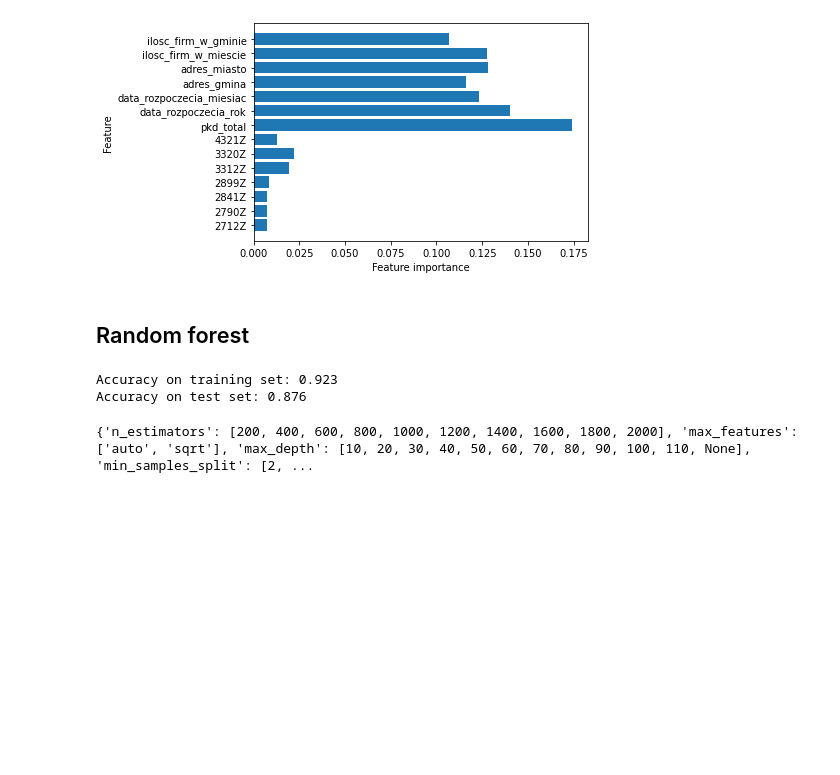
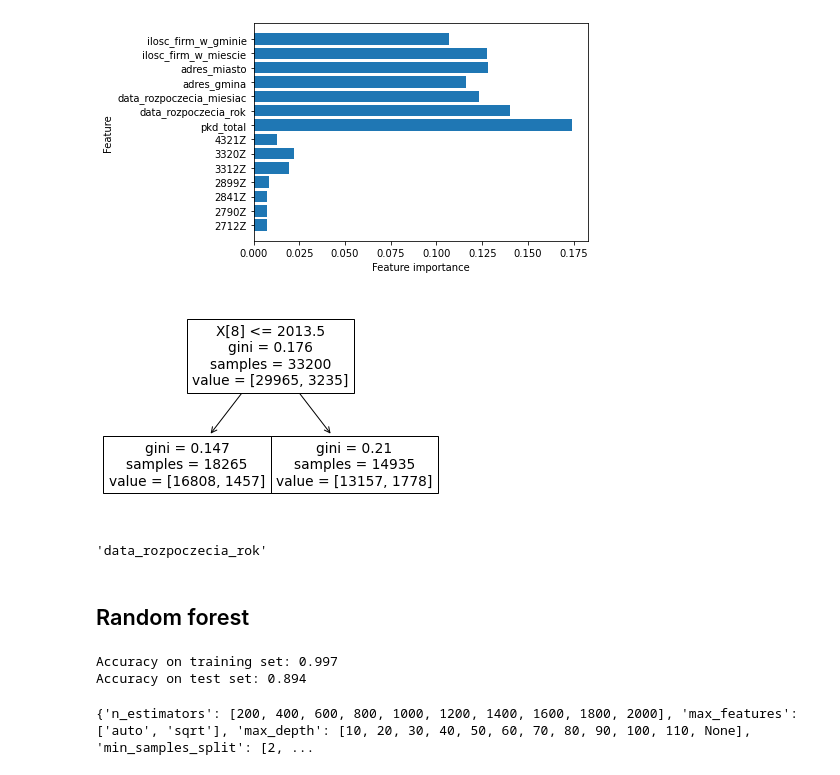
Before and after one commit to JQB26/ML-industry-4.0, a Jupyter notebook: main.ipynb, the cells around one changed output. Drawn from its saved outputs; the diff is of its cells as text; code cells hidden in the pictures; blank space fills up the shorter version.

```diff
--- a/main.ipynb
+++ b/main.ipynb
@@ -186,19 +212,27 @@ plt.yticks(y_pos, objects)
 plt.show()
 # %% [output]
 [figure]
+# %%
+tree.plot_tree(best_decision_tree);
+# %% [output]
+[figure, added]
+# %%
+X.columns[8]
+# %% [output]
+'data_rozpoczecia_rok'
 # %% [markdown]
 ## Random forest
 # %%
 from sklearn.ensemble import RandomForestClassifier
 # %%
-random_forest = RandomForestClassifier(n_estimators=50, max_leaf_nodes=2, n_jobs=-1, random_state=42)
+random_forest = RandomForestClassifier()
 random_forest.fit(X_train, y_train)
 
-print("Accuracy on training set: {:.3f}".format(tree.score(X_train, y_train)))
-print("Accuracy on test set: {:.3f}".format(test_score))
+print("Accuracy on training set: {:.3f}".format(random_forest.score(X_train, y_train)))
+print("Accuracy on test set: {:.3f}".format(random_forest.score(X_test, y_test)))
 # %% [output]
-Accuracy on training set: 0.923
-Accuracy on test set: 0.876
+Accuracy on training set: 0.997
+Accuracy on test set: 0.894
 # %%
 from sklearn.model_selection import RandomizedSearchCV
 # Number of trees in random forest
```
Also changed, not shown: parts of 32 cells of this notebook, 1 other file.
